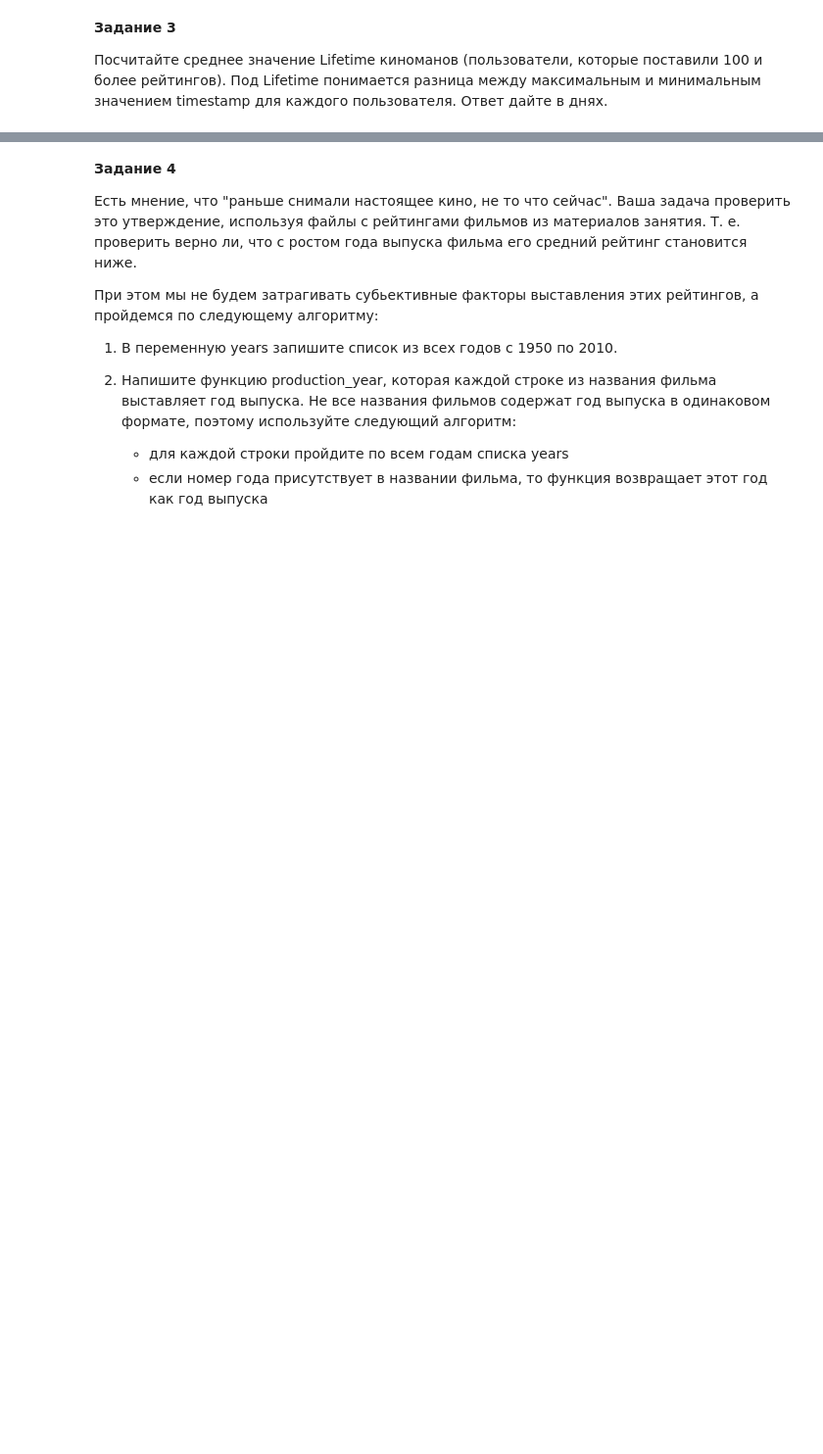
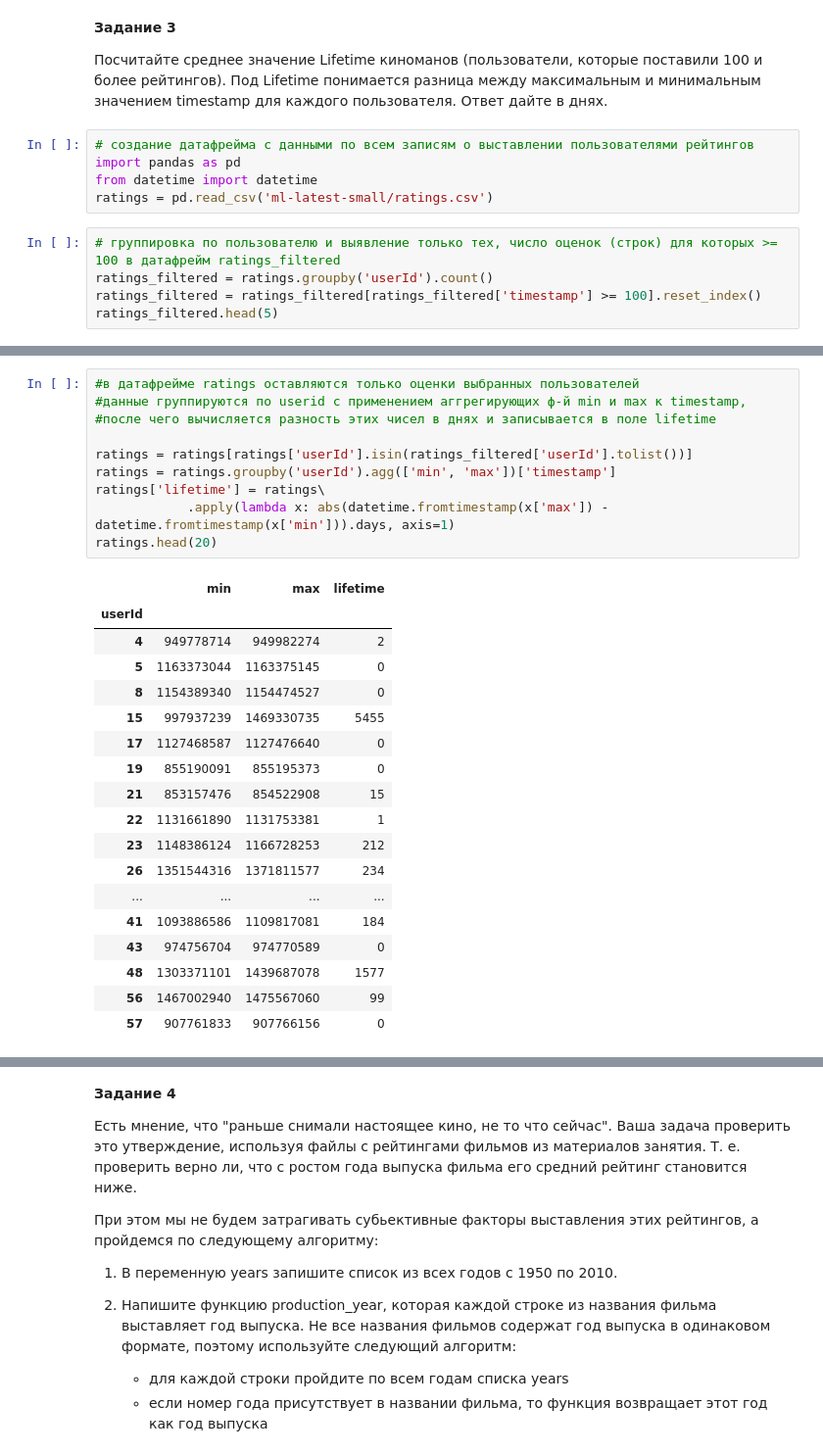
Before and after one commit to stacyinla/Netology-Phyton, a Jupyter notebook: iskhakova_hm6.ipynb, the cells around one changed output, grey strips where cells are left out. Shown: that part at 98% size. Drawn from its saved outputs; the diff is of its cells as text; blank space fills up the shorter version.

```diff
--- a/iskhakova_hm6.ipynb
+++ b/iskhakova_hm6.ipynb
@@ -114,3 +156,13 @@ ml-latest-small/
 **Задание 3**
 
 Посчитайте среднее значение Lifetime киноманов (пользователи, которые поставили 100 и более рейтингов). Под Lifetime понимается разница между максимальным и минимальным значением timestamp для каждого пользователя. Ответ дайте в днях.
+# %%
+# создание датафрейма с данными по всем записям о выставлении пользователями рейтингов
+import pandas as pd
+from datetime import datetime
+ratings = pd.read_csv('ml-latest-small/ratings.csv')
+# %%
+# группировка по пользователю и выявление только тех, число оценок (строк) для которых >= 100 в датафрейм ratings_filtered
+ratings_filtered = ratings.groupby('userId').count()
+ratings_filtered = ratings_filtered[ratings_filtered['timestamp'] >= 100].reset_index()
+ratings_filtered.head(5)
@@ -116,0 +176,29 @@ ml-latest-small/
+# %%
+#в датафрейме ratings оставляются только оценки выбранных пользователей
+#данные группируются по userid с применением аггрегирующих ф-й min и max к timestamp,
+#после чего вычисляется разность этих чисел в днях и записывается в поле lifetime
+
+ratings = ratings[ratings['userId'].isin(ratings_filtered['userId'].tolist())]
+ratings = ratings.groupby('userId').agg(['min', 'max'])['timestamp']
+ratings['lifetime'] = ratings\
+            .apply(lambda x: abs(datetime.fromtimestamp(x['max']) - datetime.fromtimestamp(x['min'])).days, axis=1)
+ratings.head(20)
+# %% [output]
+|  | min | max | lifetime |
+| userId |  |  |  |
+| 4 | 949778714 | 949982274 | 2 |
+| 5 | 1163373044 | 1163375145 | 0 |
+| 8 | 1154389340 | 1154474527 | 0 |
+| 15 | 997937239 | 1469330735 | 5455 |
+| 17 | 1127468587 | 1127476640 | 0 |
+| 19 | 855190091 | 855195373 | 0 |
+| 21 | 853157476 | 854522908 | 15 |
+| 22 | 1131661890 | 1131753381 | 1 |
+| 23 | 1148386124 | 1166728253 | 212 |
+| 26 | 1351544316 | 1371811577 | 234 |
+| ... | ... | ... | ... |
+| 41 | 1093886586 | 1109817081 | 184 |
+| 43 | 974756704 | 974770589 | 0 |
+| 48 | 1303371101 | 1439687078 | 1577 |
+| 56 | 1467002940 | 1475567060 | 99 |
+| 57 | 907761833 | 907766156 | 0 |
```
Also changed, not shown: parts of 7 cells of this notebook.
